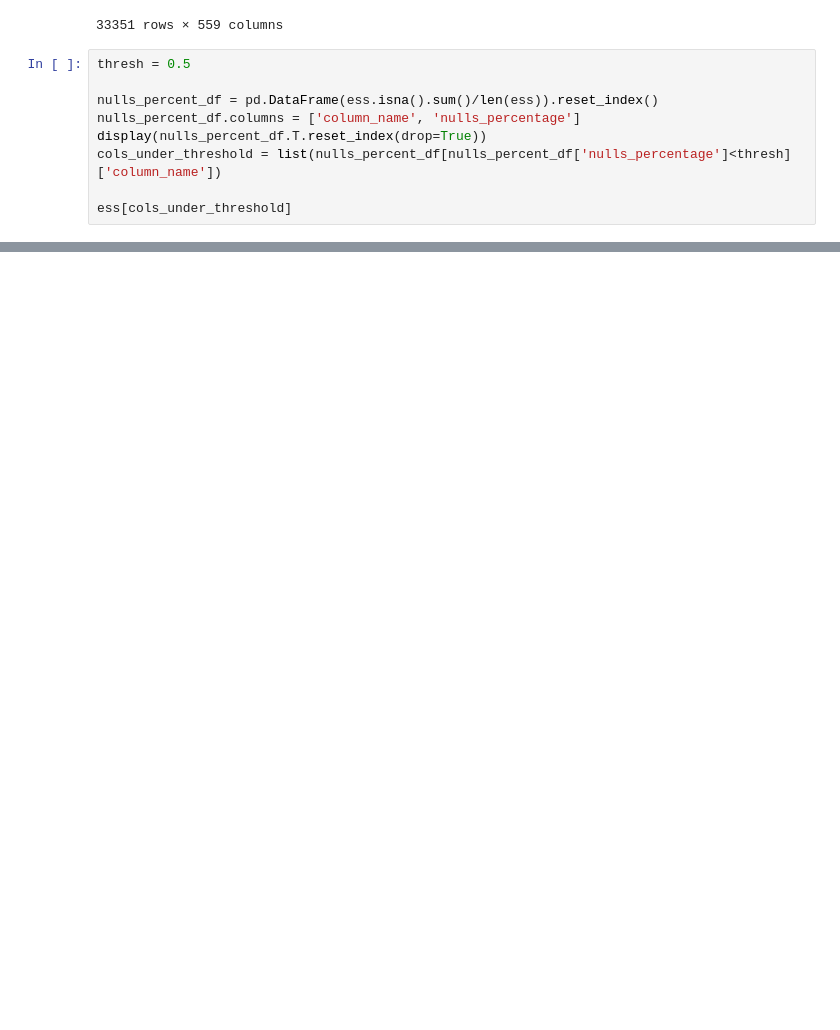
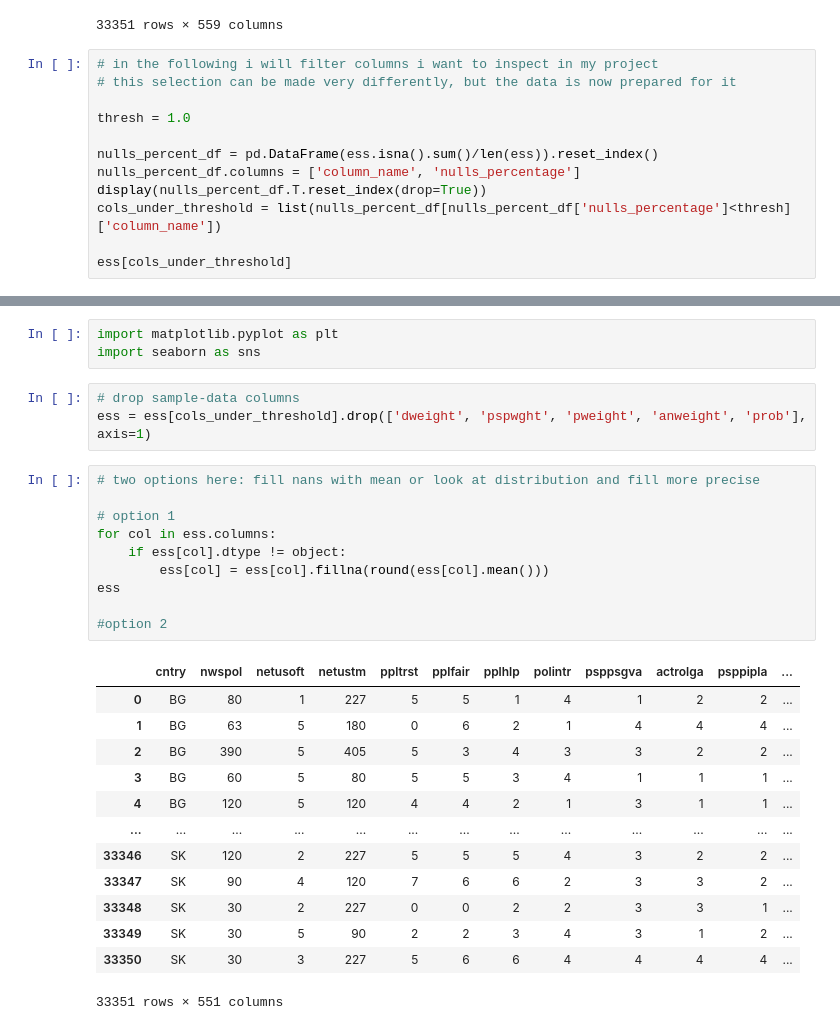
Before and after one commit to Xamweis/digi-impact-eco-socio, a Jupyter notebook: social.ipynb, the cells around one changed output, grey strips where cells are left out. Cells and saved outputs as stored; diff of their text form; blank space fills up the shorter version.

```diff
--- a/social.ipynb
+++ b/social.ipynb
@@ -123,7 +135,10 @@ ess
 | 33350 | SK | 0.702292 | 0.581970 | 0.323800 | 0.188442 | 0.001118 | 30 | 3 | <NA> | 5 | 6 | ... |
 33351 rows × 559 columns
 # %%
-thresh = 0.5
+# in the following i will filter columns i want to inspect in my project
+# this selection can be made very differently, but the data is now prepared for it
+
+thresh = 1.0
 
 nulls_percent_df = pd.DataFrame(ess.isna().sum()/len(ess)).reset_index()
 nulls_percent_df.columns = ['column_name', 'nulls_percentage']
@@ -150,0 +166,30 @@ ess[cols_under_threshold]
+# %%
+import matplotlib.pyplot as plt
+import seaborn as sns
+# %%
+# drop sample-data columns
+ess = ess[cols_under_threshold].drop(['dweight', 'pspwght', 'pweight', 'anweight', 'prob'], axis=1)
+# %%
+# two options here: fill nans with mean or look at distribution and fill more precise
+
+# option 1
+for col in ess.columns:
+    if ess[col].dtype != object:
+        ess[col] = ess[col].fillna(round(ess[col].mean()))
+ess
+
+#option 2
+# %% [output]
+|  | cntry | nwspol | netusoft | netustm | ppltrst | pplfair | pplhlp | polintr | psppsgva | actrolga | psppipla | ... |
+| 0 | BG | 80 | 1 | 227 | 5 | 5 | 1 | 4 | 1 | 2 | 2 | ... |
+| 1 | BG | 63 | 5 | 180 | 0 | 6 | 2 | 1 | 4 | 4 | 4 | ... |
+| 2 | BG | 390 | 5 | 405 | 5 | 3 | 4 | 3 | 3 | 2 | 2 | ... |
+| 3 | BG | 60 | 5 | 80 | 5 | 5 | 3 | 4 | 1 | 1 | 1 | ... |
+| 4 | BG | 120 | 5 | 120 | 4 | 4 | 2 | 1 | 3 | 1 | 1 | ... |
+| ... | ... | ... | ... | ... | ... | ... | ... | ... | ... | ... | ... | ... |
+| 33346 | SK | 120 | 2 | 227 | 5 | 5 | 5 | 4 | 3 | 2 | 2 | ... |
+| 33347 | SK | 90 | 4 | 120 | 7 | 6 | 6 | 2 | 3 | 3 | 2 | ... |
+| 33348 | SK | 30 | 2 | 227 | 0 | 0 | 2 | 2 | 3 | 3 | 1 | ... |
+| 33349 | SK | 30 | 5 | 90 | 2 | 2 | 3 | 4 | 3 | 1 | 2 | ... |
+| 33350 | SK | 30 | 3 | 227 | 5 | 6 | 6 | 4 | 4 | 4 | 4 | ... |
+33351 rows × 551 columns
```
Also changed, not shown: parts of 21 cells of this notebook, 1 other file.
